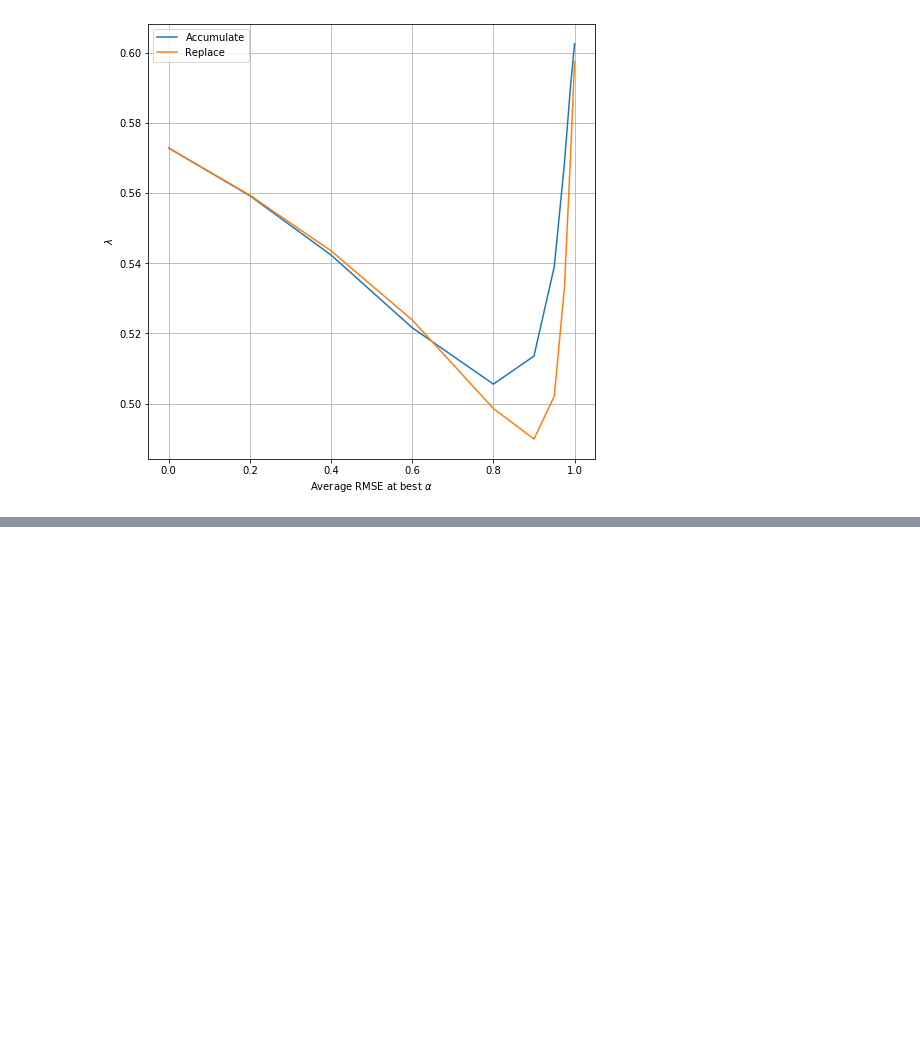
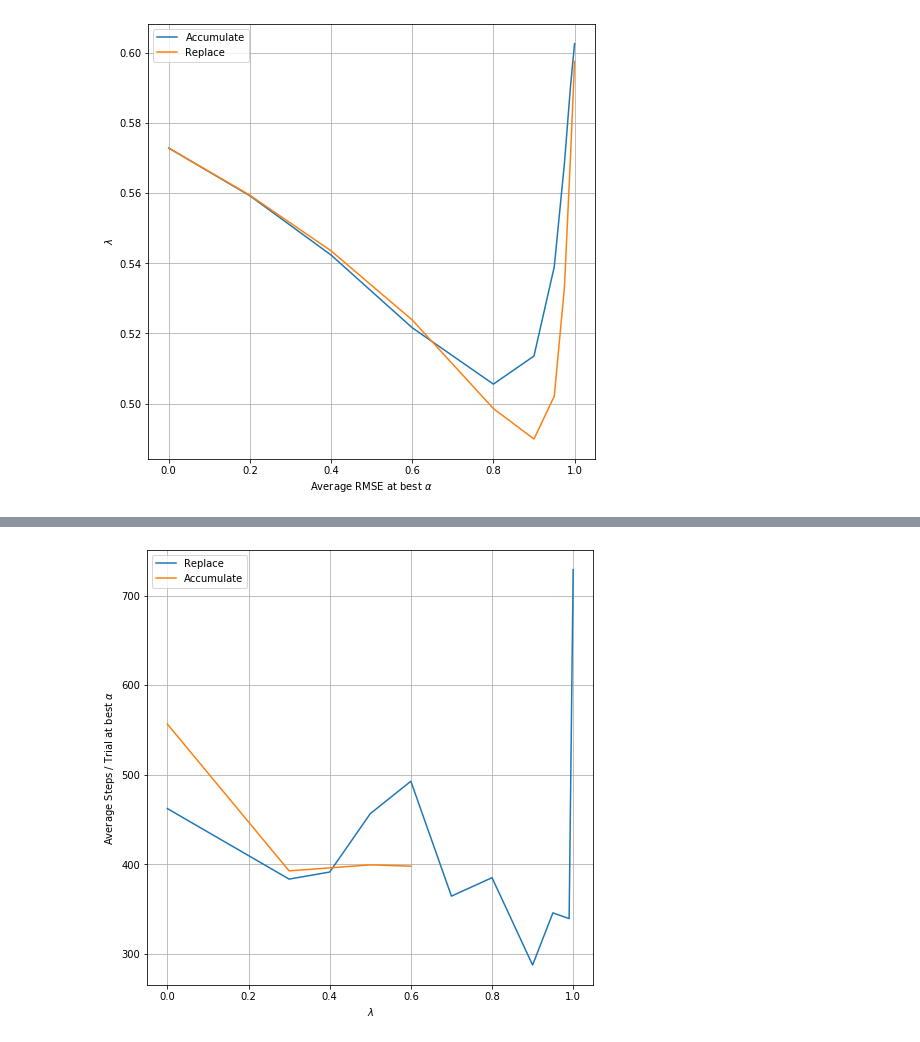
Before and after one commit to TimeEscaper/smmm_rl_eligibility_traces, a Jupyter notebook: SMMM_final_project_Akhtyamov_Timur.ipynb, the cells around one changed output, grey strips where cells are left out. Cells and saved outputs as stored; diff of their text form; code cells hidden in the pictures; blank space fills up the shorter version.

```diff
--- a/SMMM_final_project_Akhtyamov_Timur.ipynb
+++ b/SMMM_final_project_Akhtyamov_Timur.ipynb
@@ -134,0 +159,7 @@ plt.show()
+# %%
+ACTION_PUSH_LEFT = 0
+ACTION_NO_PUSH = 1
+ACTION_PUSH_RIGHT = 2
+
+MODE_ACC = "acc"
+MODE_REPLACE = "replace"
@@ -134,0 +272,14 @@ plt.show()
+# %%
+def mountain_car_experiment(env, cmac, lmbdas, alphas, start_states, mode):
+    n_steps_lmbdas = []
+    for i, lmbda in enumerate(lmbdas):
+        n_steps_lmbda = []
+        for j, alpha in enumerate(alphas):
+            n_steps_alpha = []
+            for _ in range(30):
+                n_steps = sarsa(env, cmac, lmbda=lmbda, alpha=alpha, mode=mode, n_trials=N_TRIALS,
+                                start_positions=start_states)
+                n_steps_alpha.append(n_steps)
+            n_steps_lmbda.append(np.array(n_steps_alpha).mean())
+        n_steps_lmbdas.append(n_steps_lmbda)
+    return n_steps_lmbdas
@@ -134,0 +320,16 @@ plt.show()
+# %%
+best_replace = [np.min(n_steps) for n_steps in n_steps_replace]
+best_acc = [np.min(n_steps) for n_steps in n_steps_acc]
+
+plt.figure(figsize=(8, 8))
+
+plt.plot(lmbdas_replace, best_replace, label="Replace")
+plt.plot(lmbdas_acc, best_acc, label="Accumulate")
+
+plt.xlabel("$\\lambda$")
+plt.ylabel("Average Steps / Trial at best $\\alpha$")
+plt.grid()
+plt.legend()
+plt.show()
+# %% [output]
+[figure, added]
```
Also changed, not shown: parts of 9 cells of this notebook.
